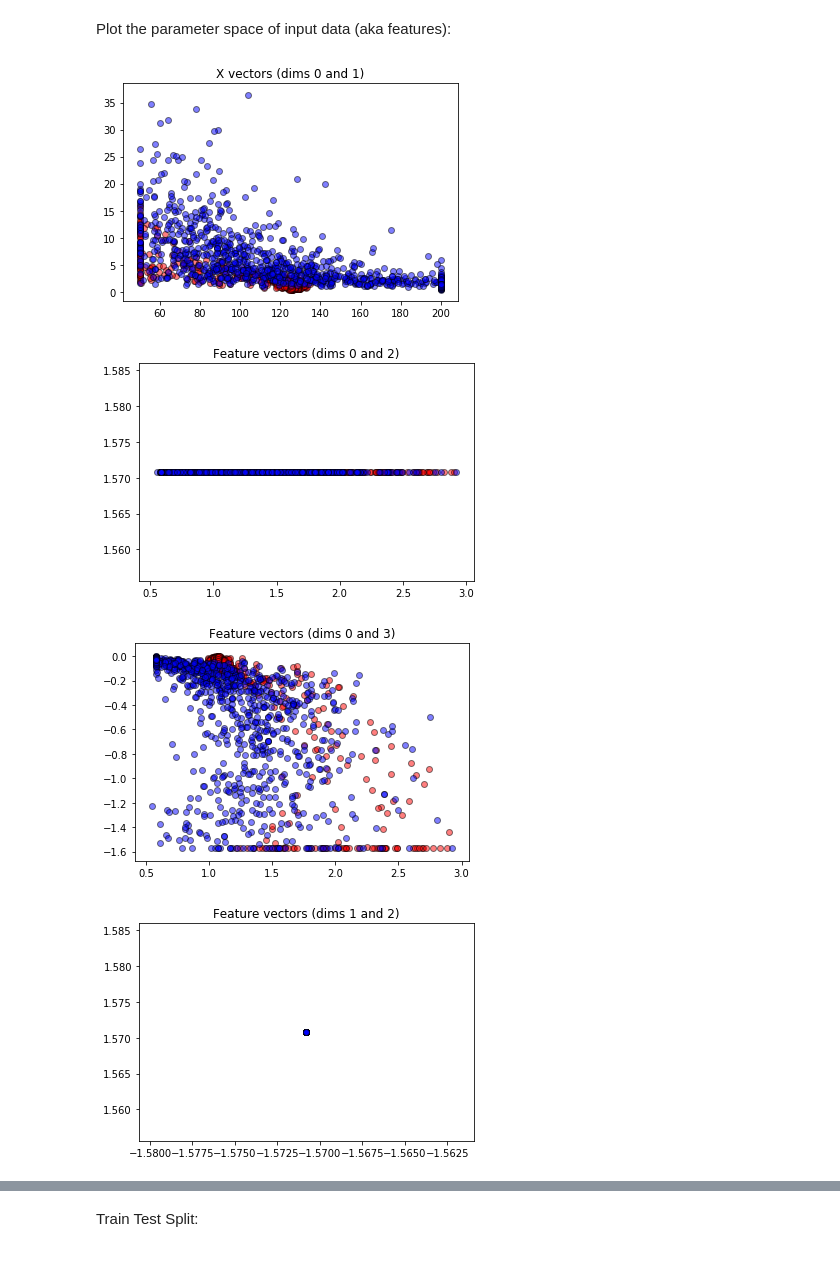
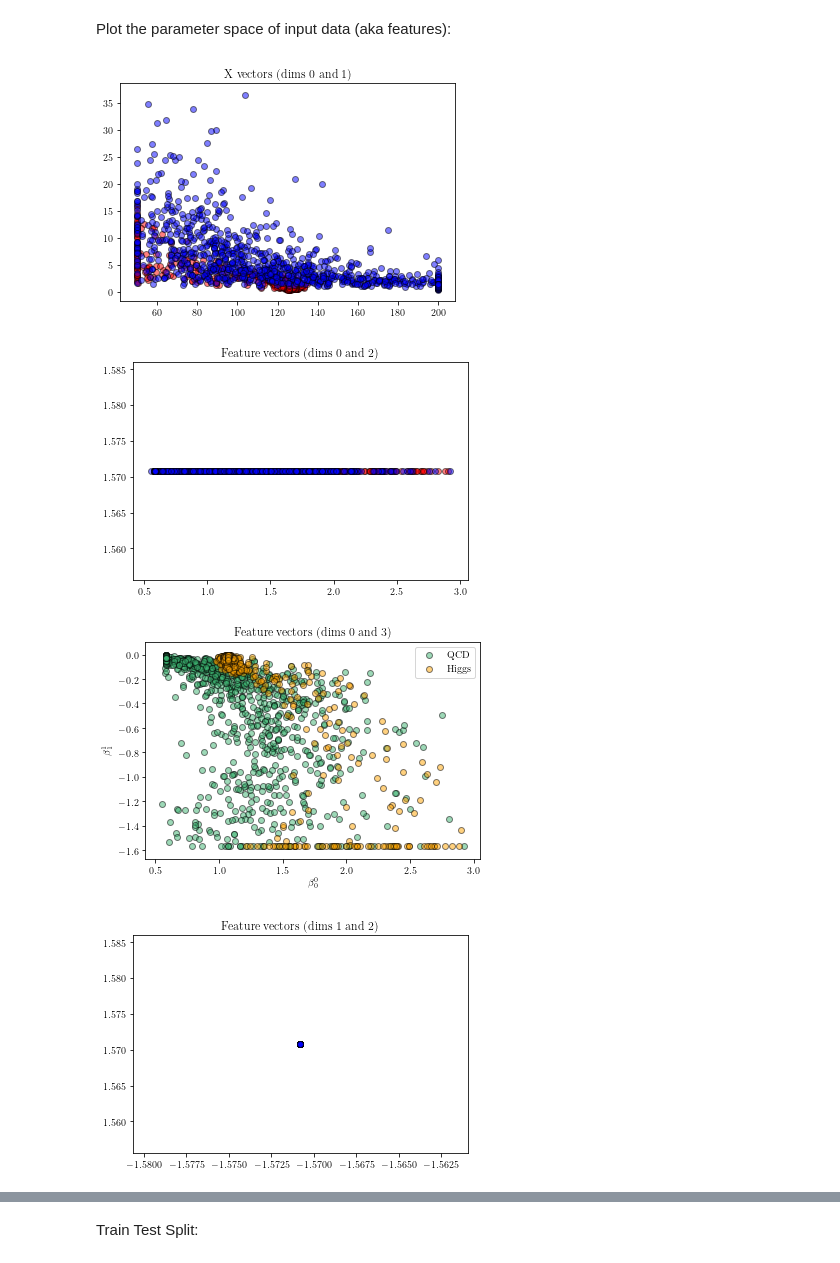
Before and after one commit to AlexSchuy/qsvm_jet_tagging, a Jupyter notebook: QVC_Pennylane/Quantum-Variational-Classifier.ipynb, the cells around one changed output, grey strips where cells are left out. Drawn from its saved outputs; the diff is of its cells as text; code cells hidden in the pictures.

Commit message:
Added mass d2 histograms and other plots

```diff
--- a/QVC_Pennylane/Quantum-Variational-Classifier.ipynb
+++ b/QVC_Pennylane/Quantum-Variational-Classifier.ipynb
@@ -21,6 +21,14 @@ from sklearn.utils import resample
 from scipy import interp
 
 import os
+# %%
+latex = False
+try:
+    plt.rc('text', usetex=True)
+    plt.rc('font', family='serif')
+    latex = True
+except Exception:
+    print("LaTeX not used.")
 # %%
 dev = qml.device('default.qubit', wires=2)
 # %% [markdown]
@@ -107,7 +157,7 @@ def circuit(weights, angles=None):
 Data Loading:
 There is a problem on this stage. When going from classical data to quantum representation there is a significant loss of discriminative power in the data. Later visualizations will show it.
 # %%
-name = 'mass d2'
+name = 'mass d2 crossentropy nestrov'
 # Columns read from dataset - Max of 4 - (Order matters I believe)
 # 'pt', 'eta', 'phi', 'mass', 'ee2', 'ee3', 'd2'
 columns = ['mass', 'd2']
@@ -142,8 +192,8 @@ def load_data(dataset='jet', plot_save_all=False):
                 for col2 in h.keys():
                     if col1 == col2:
                         continue
+                    plt.scatter(qcd.loc[:, col1], qcd.loc[:, col2], c='mediumseagreen', alpha=0.5, edgecolors='k', label='QCD')
                     plt.scatter(h.loc[:, col1], h.loc[:, col2], c='orange', alpha=0.5, edgecolors='k', label='Higgs')
-                    plt.scatter(qcd.loc[:, col1], qcd.loc[:, col2], c='mediumseagreen', alpha=0.5, edgecolors='k', label='QCD')
                     plt.xlabel(col1)
                     plt.ylabel(col2)
                     plt.legend()
@@ -156,8 +206,8 @@ def load_data(dataset='jet', plot_save_all=False):
             n_bins=100
             for col in h.keys():
                 # Normal values.
+                plt.hist(qcd.loc[:, col], bins=n_bins, color='mediumseagreen', stacked=True, label='QCD')
                 plt.hist(h.loc[:, col], bins=n_bins, color='orange', stacked=True, label='Higgs')
-                plt.hist(qcd.loc[:, col], bins=n_bins, color='mediumseagreen', stacked=True, label='QCD')
                 plt.title('Distribution of {} in original dataset'.format(col))
                 plt.legend()
                 plt.savefig('plots/init_data/hist {}'.format(col))
@@ -165,8 +215,8 @@ def load_data(dataset='jet', plot_save_all=False):
                 plt.cla()
 
                 # Normalized
+                plt.hist(qcd.loc[:, col], bins=n_bins, density=True, color='mediumseagreen', histtype='step', label='QCD')
                 plt.hist(h.loc[:, col], bins=n_bins, density=True, color='orange', histtype='step', label='Higgs')
-                plt.hist(qcd.loc[:, col], bins=n_bins, density=True, color='mediumseagreen', histtype='step', label='QCD')
                 plt.title('Distribution of {} in original dataset'.format(col))
                 plt.legend()
                 plt.savefig('plots/init_data/hist_norm {}'.format(col))
@@ -240,7 +290,7 @@ def load_data(dataset='jet', plot_save_all=False):
         print("Shape of features          :", features.shape)
         print("Number of Higgs            :", len(np.where(Y == 1)[0]))
         print("Number of QCD              :", len(np.where(Y == -1)[0]))
-        return features, Y, X
+        return features, Y, X, X_norm
 
     elif dataset.lower() == 'example':
         data = np.loadtxt("data/iris_classes1and2_scaled.txt")
@@ -274,7 +324,7 @@ def load_data(dataset='jet', plot_save_all=False):
         raise ValueError('No dataset with name: {} exists.'.format(dataset))
 
 
-features, Y, X = load_data('jet', plot_save_all=True)
+features, Y, X, X_norm = load_data('jet') #, plot_save_all=True)
 # _, _, _ = load_data('jet', plot_save_all=True)
 
 while len(columns) < 4:
@@ -314,40 +363,62 @@ plt.scatter(features[:,dim1][Y== 1], features[:,dim2][Y== 1], c='r', marker='o',
 plt.scatter(features[:,dim1][Y==-1], features[:,dim2][Y==-1], c='b', marker='o', alpha=0.5, edgecolors='k')
 plt.title("Feature vectors (dims {} and {})".format(dim1, dim2))
 plt.show()
-
 plt.figure()
 dim1 = 0
 dim2 = 3
-plt.scatter(features[:,dim1][Y== 1], features[:,dim2][Y== 1], c='r', marker='o', alpha=0.5, edgecolors='k')
-plt.scatter(features[:,dim1][Y==-1], features[:,dim2][Y==-1], c='b', marker='o', alpha=0.5, edgecolors='k')
+plt.scatter(features[:,dim1][Y==-1], features[:,dim2][Y==-1], c='mediumseagreen', marker='o', alpha=0.5, label='QCD', edgecolors='k')
+plt.scatter(features[:,dim1][Y== 1], features[:,dim2][Y== 1], c='orange', marker='o', alpha=0.5, label='Higgs', edgecolors='k')
 plt.title("Feature vectors (dims {} and {})".format(dim1, dim2))
+
+if latex:
+    plt.xlabel(r'$\beta^0_0$')
+    plt.ylabel(r'$\beta^1_1$')
+
+else:
+    plt.xlabel('beta00')
+    plt.ylabel('beta11')
+
+plt.legend()
+plt.savefig('plots/features_b00_b11')
 plt.show()
 
 plt.figure()
 dim1 = 1
 dim2 = 2
 plt.scatter(features[:,dim1][Y== 1], features[:,dim2][Y== 1], c='r', marker='o', alpha=0.5, edgecolors='k')
 plt.scatter(features[:,dim1][Y==-1], features[:,dim2][Y==-1], c='b', marker='o', alpha=0.5, edgecolors='k')
 plt.title("Feature vectors (dims {} and {})".format(dim1, dim2))
 plt.show()
 
 plt.figure()
 dim1 = 1
 dim2 = 3
 plt.scatter(features[:,dim1][Y== 1], features[:,dim2][Y== 1], c='r', marker='o', alpha=0.5, edgecolors='k')
 plt.scatter(features[:,dim1][Y==-1], features[:,dim2][Y==-1], c='b', marker='o', alpha=0.5, edgecolors='k')
 plt.title("Feature vectors (dims {} and {})".format(dim1, dim2))
 plt.show()
 
 plt.figure()
 dim1 = 2
 dim2 = 3
 plt.scatter(features[:,dim1][Y== 1], features[:,dim2][Y== 1], c='r', marker='o', alpha=0.5, edgecolors='k')
 plt.scatter(features[:,dim1][Y==-1], features[:,dim2][Y==-1], c='b', marker='o', alpha=0.5, edgecolors='k')
 plt.title("Feature vectors (dims {} and {})".format(dim1, dim2))
 plt.show()
+
+plt.figure()
+dim1 = 0
+dim2 = 1
+plt.scatter(X_norm[:,dim1][Y==-1], X_norm[:,dim2][Y==-1], c='mediumseagreen', marker='o', alpha=0.5, label='QCD', edgecolors='k')
+plt.scatter(X_norm[:,dim1][Y== 1], X_norm[:,dim2][Y== 1], c='orange', marker='o', alpha=0.5, label='Higgs', edgecolors='k')
+plt.xlabel("Normalized {}".format(columns[dim1]))
+plt.ylabel("Normalized {}".format(columns[dim2]))
+plt.legend()
+plt.title("Padded and normalised data (dims {} and {})".format(columns[dim1], columns[dim2]))
+plt.savefig("plots/init_data/plot_norm {} and {}".format(columns[dim1], columns[dim2]))
+plt.show()
 # %% [output]
-[figure, old version]
+[figure, new version]
-[figure, old version]
+[figure, new version]
-[figure, old version]
+[figure, new version]
-[figure, old version]
+[figure, new version]
```
Also changed, not shown: parts of 9 cells of this notebook, 23 other files.
